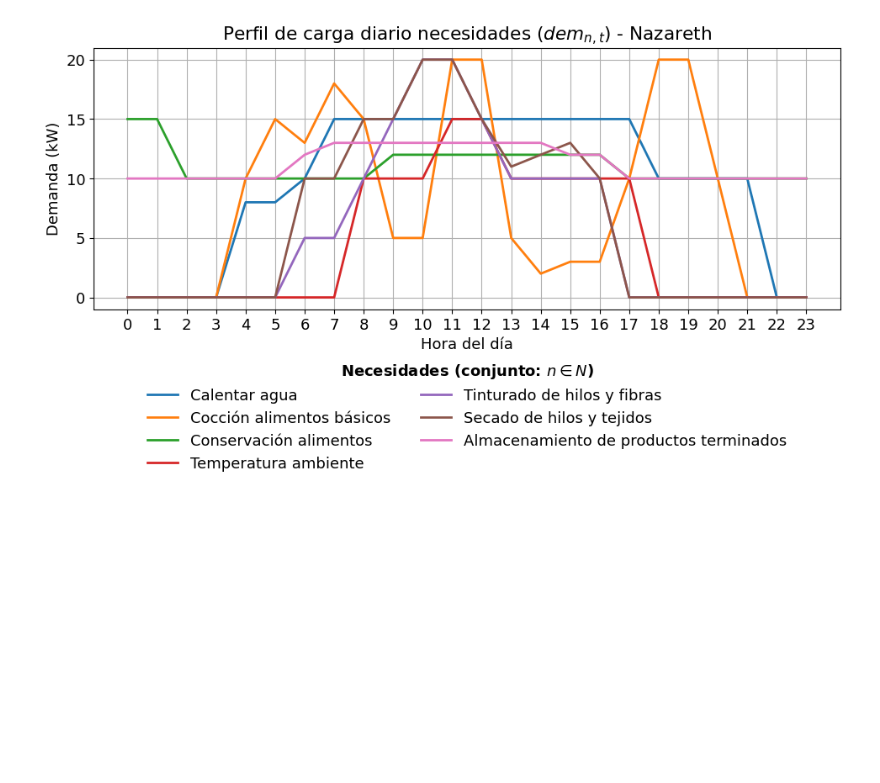
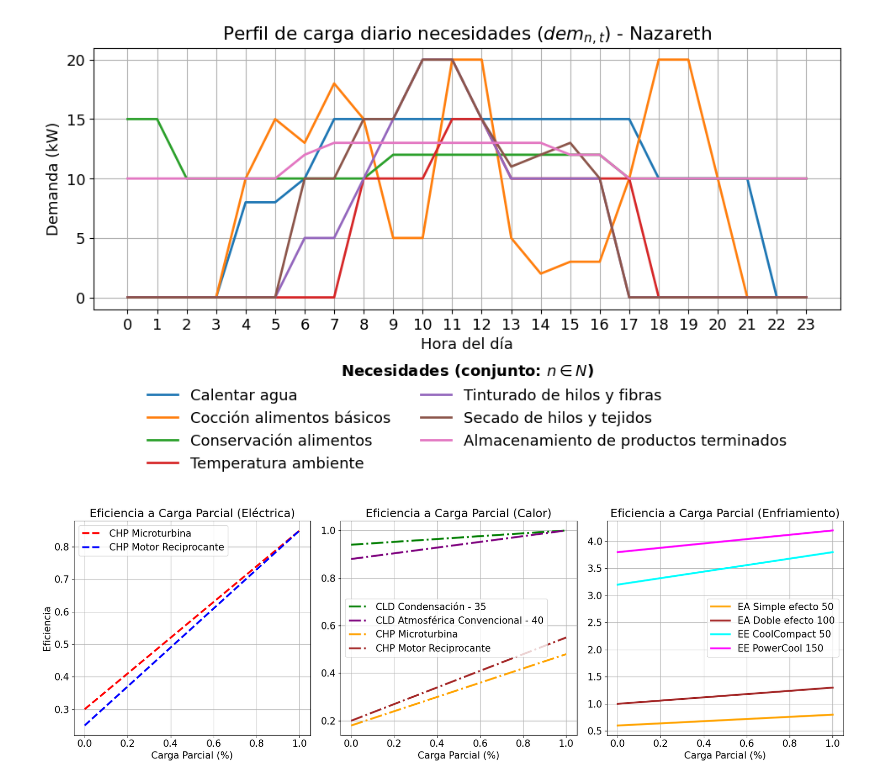
Before and after one commit to nmerchanr/Tesis_Maestria, a Jupyter notebook: 04_graficos_resultados.ipynb, the cells around one changed output. Drawn from its saved outputs; the diff is of its cells as text; code cells hidden in the pictures; blank space fills up the shorter version.

```diff
--- a/04_graficos_resultados.ipynb
+++ b/04_graficos_resultados.ipynb
@@ -93,3 +93,72 @@ for i, sheet in enumerate(sheets):
 [figure]
 [figure]
 [figure]
+# %%
+import numpy as np
+import matplotlib.pyplot as plt
+import matplotlib
+matplotlib.rcParams.update({'font.size': 15})
+
+# Rango de carga parcial (0% a 100%)
+x = np.linspace(0, 1, 100)
+
+# Definición de eficiencias de cada tecnología (ν, σ)
+techs_electricas = {
+    "CHP Microturbina": (0.3, 0.55),
+    "CHP Motor Reciprocante": (0.25, 0.6),
+}
+
+techs_termicas = {
+    "CLD Condensación - 35": (0.94, 0.06),
+    "CLD Atmosférica Convencional - 40": (0.88, 0.12),
+    "CHP Microturbina": (0.18, 0.3),
+    "CHP Motor Reciprocante": (0.2, 0.35),
+}
+
+techs_enfriamiento = {
+    "EA Simple efecto 50": (0.6, 0.2),
+    "EA Doble efecto 100": (1, 0.3),
+    "EE CoolCompact 50": (3.2, 0.6),
+    "EE PowerCool 150": (3.8, 0.4),
+}
+
+# Definir colores diferenciados
+colores = ["red", "blue", "green", "purple", "orange", "brown", "cyan", "magenta"]
+
+# Crear figura con subplots
+fig, axes = plt.subplots(1, 3, figsize=(18, 6))
+
+# Gráfico 1: Eficiencias eléctricas
+ax = axes[0]
+for i, (tech, (nu, sigma)) in enumerate(techs_electricas.items()):
+    ax.plot(x, nu + sigma * x, label=tech, color=colores[i], linestyle="--", linewidth = 3)
+ax.set_title("Eficiencia a Carga Parcial (Eléctrica)")
+ax.set_xlabel("Carga Parcial (%)")
+ax.set_ylabel("Eficiencia")
+ax.legend()
+ax.grid(True)
+
+# Gráfico 2: Eficiencias térmicas
+ax = axes[1]
+for i, (tech, (nu, sigma)) in enumerate(techs_termicas.items()):
+    ax.plot(x, nu + sigma * x, label=tech, color=colores[i+2], linestyle="-.", linewidth = 3)
+ax.set_title("Eficiencia a Carga Parcial (Calor)")
+ax.set_xlabel("Carga Parcial (%)")
+ax.legend()
+ax.grid(True)
+
+# Gráfico 3: Eficiencias de enfriamiento
+ax = axes[2]
+for i, (tech, (nu, sigma)) in enumerate(techs_enfriamiento.items()):
+    ax.plot(x, nu + sigma * x, label=tech, color=colores[i+4], linestyle="-", linewidth = 3)
+ax.set_title("Eficiencia a Carga Parcial (Enfriamiento)")
+ax.set_xlabel("Carga Parcial (%)")
+ax.legend()
+ax.grid(True)
+
+# Ajustar espaciado
+plt.tight_layout()
+plt.savefig(f'Figuras/pdf/eficiencias_carga_parcial.pdf')
+plt.show()
+# %% [output]
+[figure, added]
```
Also changed, not shown: parts of 7 cells of this notebook, 50 other files.
